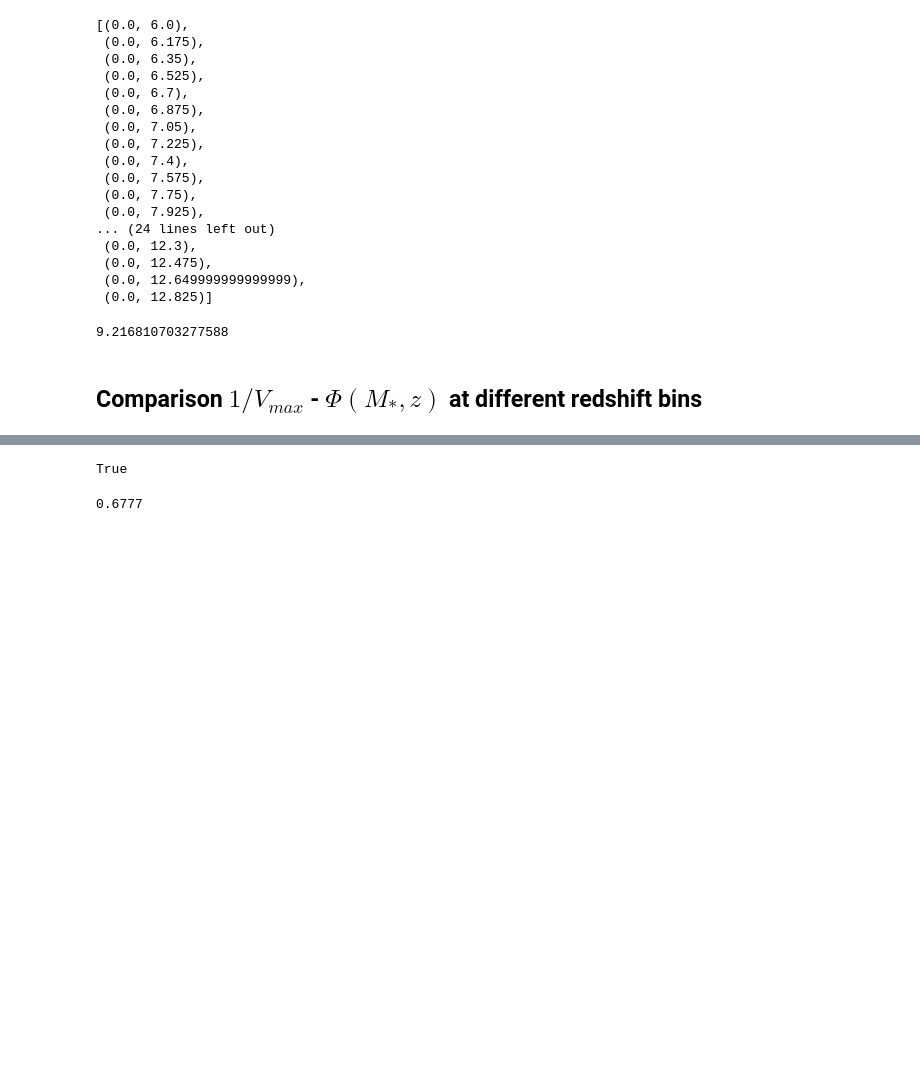
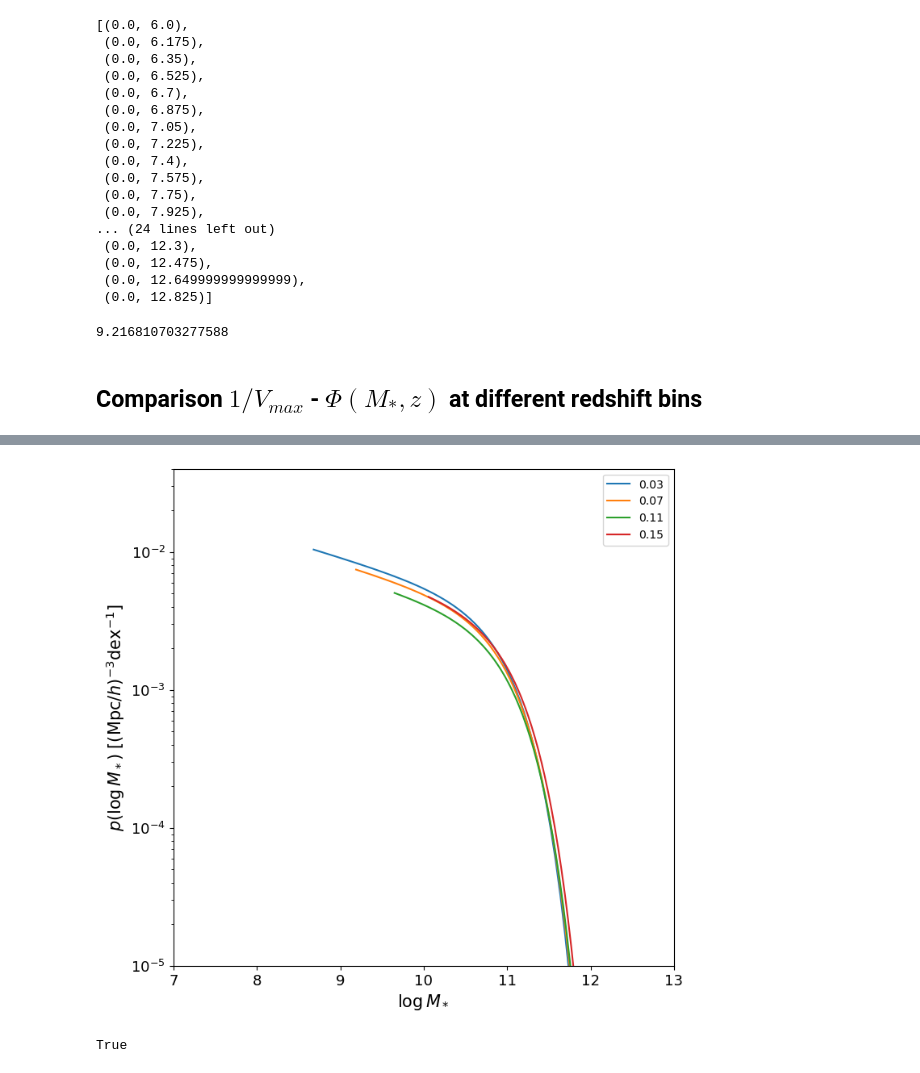
Before and after one commit to fedehope/zSMF, a Jupyter notebook: nb/test.ipynb, the cells around one changed output, grey strips where cells are left out. Saved outputs shown, nothing was run; the diff lists cells and outputs as text; code cells hidden in the pictures; blank space fills up the shorter version.

```diff
--- a/nb/test.ipynb
+++ b/nb/test.ipynb
@@ -121,3 +121,40 @@ plt.show()
+# %%
+zmins = np.array([0.01 + 0.04 * i for i in range(4)])
+zmaxs = np.array([0.05 + 0.04 * i for i in range(4)])
+
+x_lin_ext = np.linspace(7, 14, 100)
+
+fig = plt.figure(figsize=(8,8))
+
+
+
+# plot_params_ext2 = {'color': 'green', 'linestyle':'--', 'linewidth':0.7}
+# plot_params2 = {'color':'green', 'linestyle':'-'}
+
+# plot_params_ext3 = {'color': 'red', 'linestyle':'--', 'linewidth':0.7}
+# plot_params3 = {'color':'red', 'linestyle':'-'}
+
+for i, zmin, zmax, z0 in zip(range(9), zmins, zmaxs, zmins + (zmaxs - zmins)/2.):
+
+    z_smf = ZSchechterModel(bgs, zmin, zmax, z0)
+
+    n = z_smf.normalisation(best_params)
+
+
+    x_lin = np.linspace(z_smf.mlim.min(), 14, 100)
+
+    plot_params_ext = {'color': f'C{i}', 'linestyle':'--', 'linewidth':0.7}
+    plot_params = {'color':f'C{i}', 'linestyle':'-', 'label':f'{z0:.2f}'}
+
+    Plotter.plot_zschechter(x_lin, z0, n, best_params, **plot_params)
+    # Plotter.plot_zschechter(x_lin_ext, z0, n, best_params, **plot_params_ext)
+
+    plt.xticks(fontsize=13)
+    plt.yticks(fontsize=13)
+    plt.legend(loc='best')
+plt.show()
+# %% [output]
+[figure, added]
 # %%
 phi = ZSchechterModel(bgs, 0.01, 0.05, 0.03)
 # %%
@@ -127,7 +164,3 @@ v_zmax = Planck13.comoving_volume(0.05).value * Planck13.h ** 3 * (173.641 / (4.
 np.sum(phi.vmax) > v_zmax - v_zmin
 # %% [output]
 True
-# %%
-Planck13.h
-# %% [output]
-0.6777
```
Also changed, not shown: parts of 1 cell of this notebook, 1 other file.
